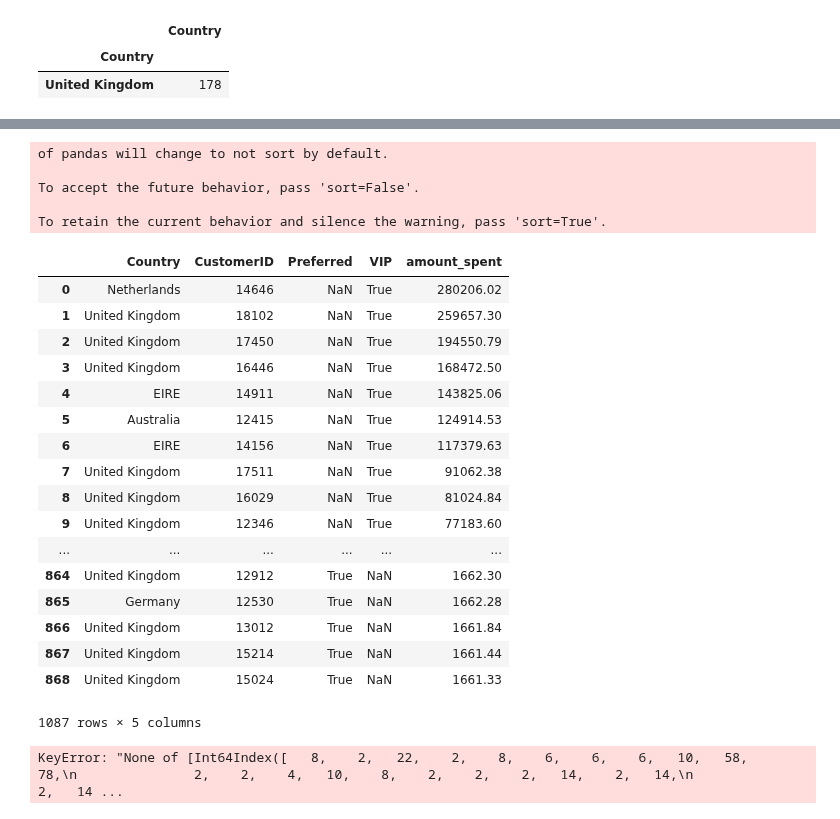
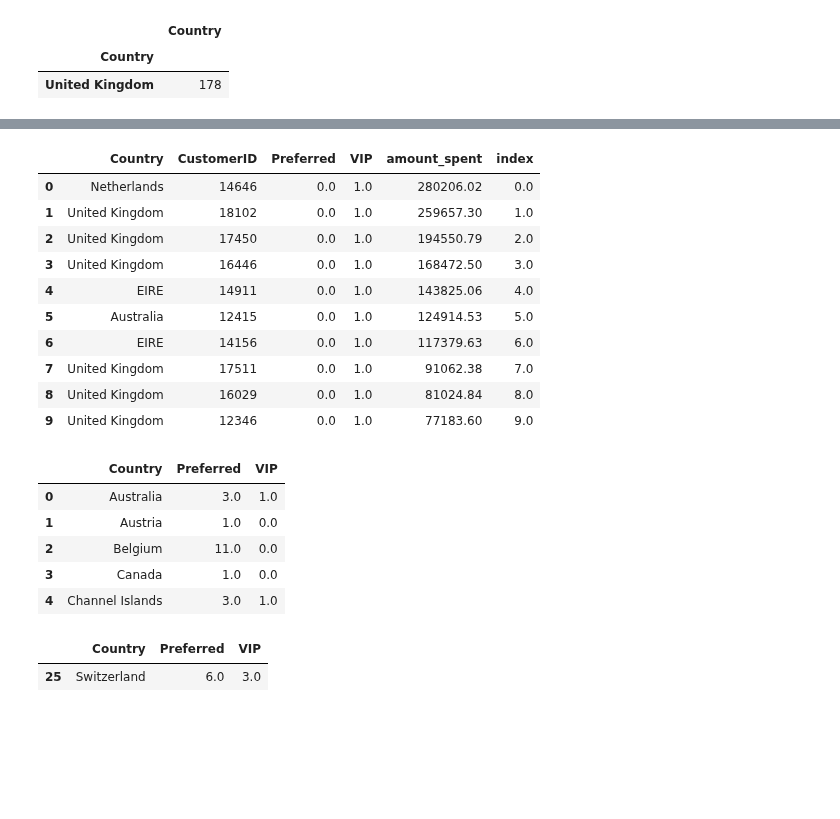
Before and after one commit to davidlafuentem/data-labs, a Jupyter notebook: module-2/lab-df-calculation-and-transformation/your-code/challenge-3.ipynb, the cells around one changed output, grey strips where cells are left out. Cells and saved outputs as stored; diff of their text form; code cells hidden in the pictures; blank space fills up the shorter version.

```diff
--- a/module-2/lab-df-calculation-and-transformation/your-code/challenge-3.ipynb
+++ b/module-2/lab-df-calculation-and-transformation/your-code/challenge-3.ipynb
@@ -110,0 +84,9 @@ See the caveats in the documentation: http://pandas.pydata.org/pandas-docs/stabl
+# %%
+#select VIP customers regarding the limits of spending
+vip_customers = spent_by_customer[spent_by_customer['amount_spent'] > vip_limit]
+
+vip_customers['VIP'] = 1 #labeling the VIP customer
+
+print("Total VIP customers:", vip_customers.shape[0])
+print("\nTable of VIP customers")
+vip_customers.head(10)
@@ -111,8 +114,11 @@ See the caveats in the documentation: http://pandas.pydata.org/pandas-docs/stabl
 # %%
-#select customer by its group
+#select PREFERRED customer by its group
 preferred_customers = spent_by_customer[(spent_by_customer.amount_spent <= vip_limit) & (spent_by_customer.amount_spent > preferred_limit)]
 
-preferred_customers['Preferred'] = True
+preferred_customers['Preferred'] = 1 #labeling the PREFERRED customer
+
+print("Total PREFERRED customers:", preferred_customers.shape[0])
+
 print("\nTable of PREFERRED customers")
 preferred_customers.head(10)
 # %% [output]
@@ -176,34 +184,34 @@ vip_customers.head()
 # %%
 # your code here for Q3
-high_customers = pd.concat([vip_customers,preferred_customers])
+high_customers = pd.concat([vip_customers,preferred_customers],sort=True)
+high_customers.fillna(0,inplace=True)
+high_customers.head(10)
 # %% [output]
-of pandas will change to not sort by default.
-
-To accept the future behavior, pass 'sort=False'.
-
-To retain the current behavior and silence the warning, pass 'sort=True'.
-|  | Country | CustomerID | Preferred | VIP | amount_spent |
-| 0 | Netherlands | 14646 | NaN | True | 280206.02 |
-| 1 | United Kingdom | 18102 | NaN | True | 259657.30 |
-| 2 | United Kingdom | 17450 | NaN | True | 194550.79 |
-| 3 | United Kingdom | 16446 | NaN | True | 168472.50 |
-| 4 | EIRE | 14911 | NaN | True | 143825.06 |
-| 5 | Australia | 12415 | NaN | True | 124914.53 |
-| 6 | EIRE | 14156 | NaN | True | 117379.63 |
-| 7 | United Kingdom | 17511 | NaN | True | 91062.38 |
-| 8 | United Kingdom | 16029 | NaN | True | 81024.84 |
-| 9 | United Kingdom | 12346 | NaN | True | 77183.60 |
-| ... | ... | ... | ... | ... | ... |
-| 864 | United Kingdom | 12912 | True | NaN | 1662.30 |
-| 865 | Germany | 12530 | True | NaN | 1662.28 |
-| 866 | United Kingdom | 13012 | True | NaN | 1661.84 |
-| 867 | United Kingdom | 15214 | True | NaN | 1661.44 |
-| 868 | United Kingdom | 15024 | True | NaN | 1661.33 |
+|  | Country | CustomerID | Preferred | VIP | amount_spent | index |
+| 0 | Netherlands | 14646 | 0.0 | 1.0 | 280206.02 | 0.0 |
+| 1 | United Kingdom | 18102 | 0.0 | 1.0 | 259657.30 | 1.0 |
+| 2 | United Kingdom | 17450 | 0.0 | 1.0 | 194550.79 | 2.0 |
+| 3 | United Kingdom | 16446 | 0.0 | 1.0 | 168472.50 | 3.0 |
+| 4 | EIRE | 14911 | 0.0 | 1.0 | 143825.06 | 4.0 |
+| 5 | Australia | 12415 | 0.0 | 1.0 | 124914.53 | 5.0 |
+| 6 | EIRE | 14156 | 0.0 | 1.0 | 117379.63 | 6.0 |
+| 7 | United Kingdom | 17511 | 0.0 | 1.0 | 91062.38 | 7.0 |
+| 8 | United Kingdom | 16029 | 0.0 | 1.0 | 81024.84 | 8.0 |
+| 9 | United Kingdom | 12346 | 0.0 | 1.0 | 77183.60 | 9.0 |
-1087 rows × 5 columns
-# %%
-high_customers.fillna(0,inplace=True)
-calculus_high_customers = pivot_table(high_customers, index=['Country'], aggfunc={'VIP': len, 'Preferred': len} )
-calculus_high_customers = calculus_high_customers[(calculus_high_customers.VIP + calculus_high_customers.Preferred)]
-calculus_high_customers
-# %% [output]
-KeyError: "None of [Int64Index([   8,    2,   22,    2,    8,    6,    6,    6,   10,   58,   78,\n               2,    2,    4,   10,    8,    2,    2,    2,   14,    2,   14,\n               2,   14 ...
+# %%
+#calculus_high_customers = pivot_table(high_customers, index=['Country'], aggfunc={'VIP': sum, 'Preferred': sum})
+high_customers.groupby('Country').agg({'VIP':sum, 'Preferred':sum, 'Country': 'count'}).rename(columns={'Country':'Count'}).reset_index()
+calculus_high_customers.head()
+# %% [output]
+|  | Country | Preferred | VIP |
+| 0 | Australia | 3.0 | 1.0 |
+| 1 | Austria | 1.0 | 0.0 |
+| 2 | Belgium | 11.0 | 0.0 |
+| 3 | Canada | 1.0 | 0.0 |
+| 4 | Channel Islands | 3.0 | 1.0 |
+# %%
+calculus_high_customers.reset_index(inplace=True)
+calculus_high_customers[calculus_high_customers['Country'] == 'Switzerland']
+# %% [output]
+|  | Country | Preferred | VIP |
+| 25 | Switzerland | 6.0 | 3.0 |
```
Also changed, not shown: parts of 6 cells of this notebook.
